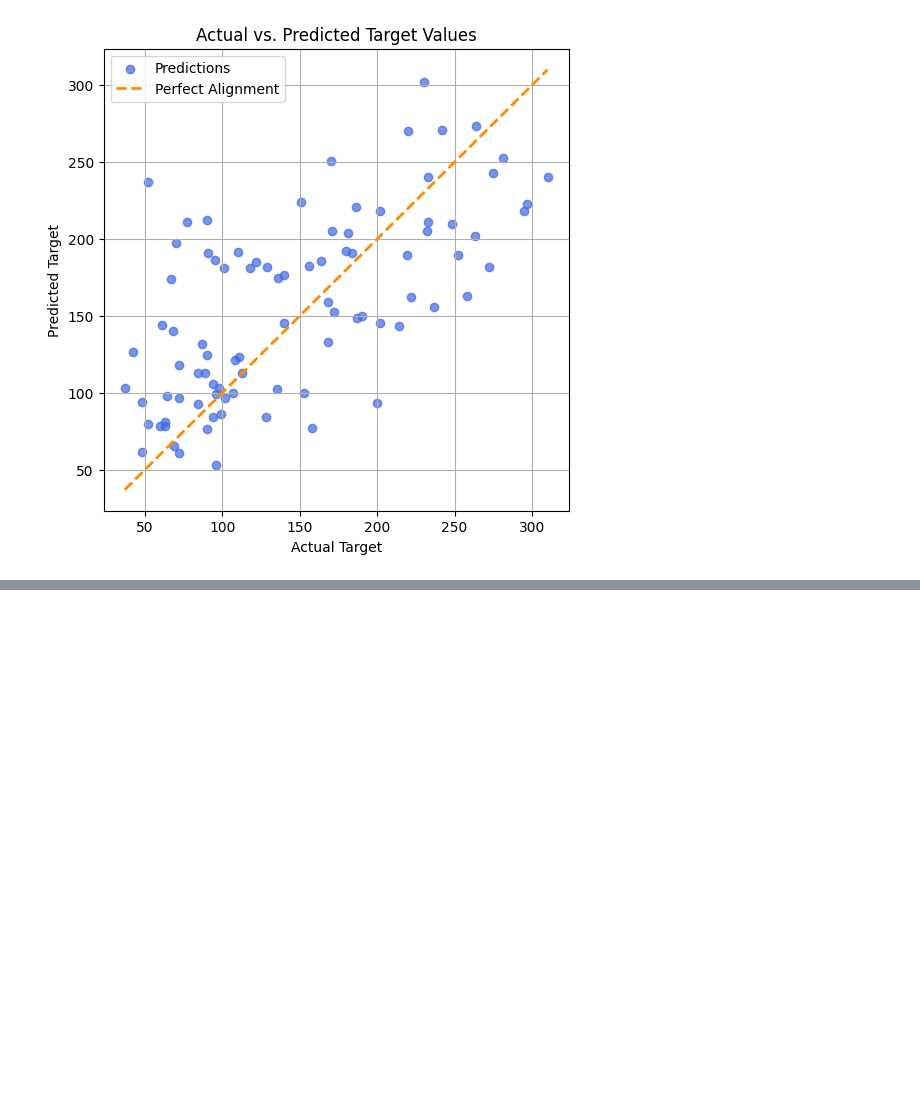
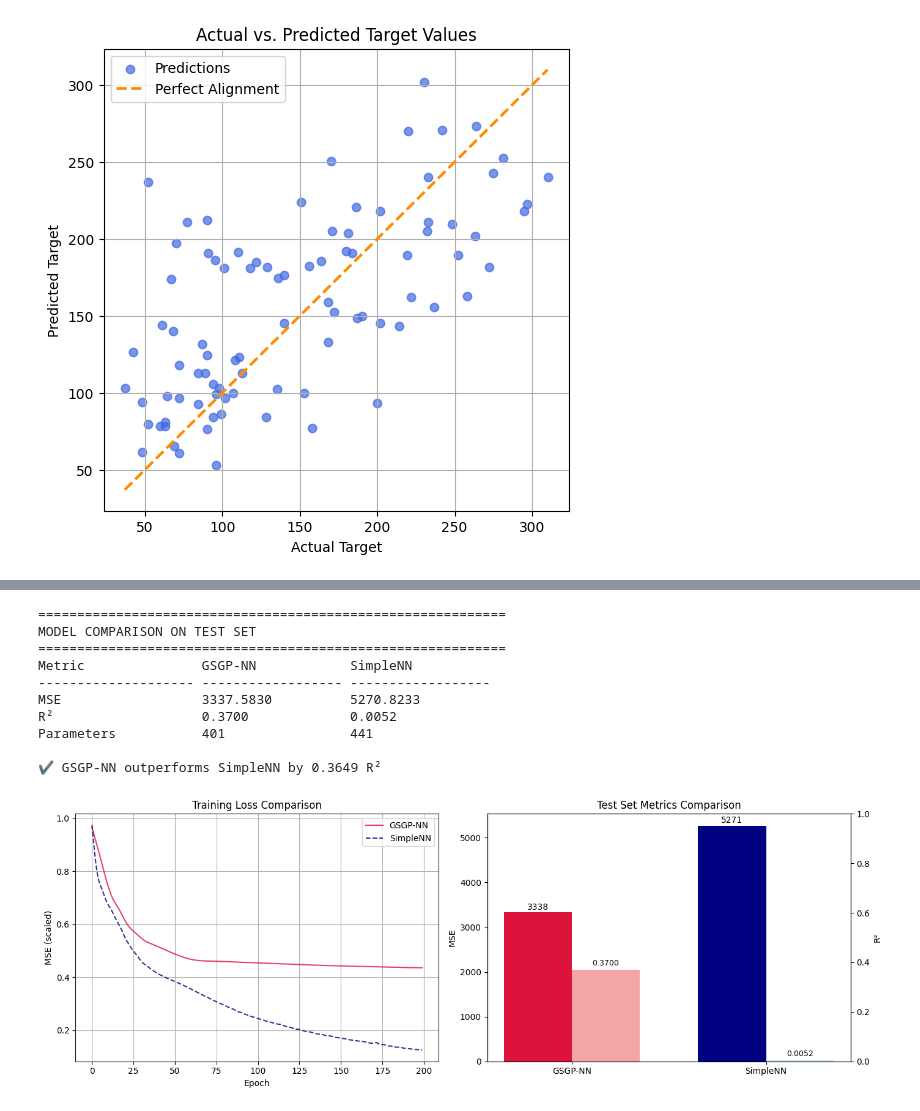
Before and after one commit to CesarLepeITT/GSGP_NN, a Jupyter notebook: notebooks/run_tests_and_regression.ipynb, the cells around one changed output, grey strips where cells are left out. Drawn from its saved outputs; the diff is of its cells as text; code cells hidden in the pictures; blank space fills up the shorter version.

```diff
--- a/notebooks/run_tests_and_regression.ipynb
+++ b/notebooks/run_tests_and_regression.ipynb
@@ -245,0 +336,78 @@ Test R2 Score: 0.3700
+# %%
+# Evaluate both models on test data
+from sklearn.metrics import mean_squared_error, r2_score
+
+baseline_model.eval()
+with torch.no_grad():
+    y_pred_baseline_scaled = baseline_model(X_test_tensor).cpu().numpy()
+
+y_pred_baseline_orig = scaler_y.inverse_transform(y_pred_baseline_scaled.reshape(-1, 1)).flatten()
+
+mse_baseline = mean_squared_error(y_test, y_pred_baseline_orig)
+r2_baseline = r2_score(y_test, y_pred_baseline_orig)
+
+print("=" * 60)
+print("MODEL COMPARISON ON TEST SET")
+print("=" * 60)
+print(f"{'Metric':<20} {'GSGP-NN':<18} {'SimpleNN':<18}")
+print(f"{'-'*20} {'-'*18} {'-'*18}")
+print(f"{'MSE':<20} {mse:<18.4f} {mse_baseline:<18.4f}")
+print(f"{'R²':<20} {r2:<18.4f} {r2_baseline:<18.4f}")
+print(f"{'Parameters':<20} {model.count_parameters():<18,} {baseline_model.count_parameters():<18,}")
+
+# Plot training loss comparison
+plt.figure(figsize=(14, 5))
+
+plt.subplot(1, 2, 1)
+plt.plot(history["loss_history"], label="GSGP-NN", color="crimson", alpha=0.8)
+plt.plot(baseline_loss_history, label="SimpleNN", color="navy", alpha=0.8, linestyle="--")
+plt.title("Training Loss Comparison")
+plt.xlabel("Epoch")
+plt.ylabel("MSE (scaled)")
+plt.legend()
+plt.grid(True)
+
+# Plot bar chart of test metrics
+plt.subplot(1, 2, 2)
+x = np.arange(2)
+width = 0.35
+bars1 = plt.bar(x - width/2, [mse, mse_baseline], width,
+                label='MSE', color=['crimson', 'navy'])
+plt.ylabel('MSE')
+plt.xticks(x, ['GSGP-NN', 'SimpleNN'])
+for bar in bars1:
+    plt.text(bar.get_x() + bar.get_width()/2, bar.get_height() + 15,
+             f'{bar.get_height():.0f}', ha='center', va='bottom', fontsize=10)
+
+ax2 = plt.gca().twinx()
+bars2 = ax2.bar(x + width/2, [r2, r2_baseline], width,
+                label='R²', color=['lightcoral', 'lightblue'], alpha=0.7)
+ax2.set_ylabel('R²')
+ax2.set_ylim(0, 1)
+for bar in bars2:
+    ax2.text(bar.get_x() + bar.get_width()/2, bar.get_height() + 0.01,
+             f'{bar.get_height():.4f}', ha='center', va='bottom', fontsize=9)
+
+plt.title("Test Set Metrics Comparison")
+fig = plt.gcf()
+plt.tight_layout()
+# Summary
+print()
+if r2 >= r2_baseline:
+    print(f"\u2714 GSGP-NN outperforms SimpleNN by {abs(r2 - r2_baseline):.4f} R²")
+else:
+    print(f"\u2716 SimpleNN outperforms GSGP-NN by {abs(r2 - r2_baseline):.4f} R²")
+
+plt.show()
+# %% [output]
+============================================================
+MODEL COMPARISON ON TEST SET
+============================================================
+Metric               GSGP-NN            SimpleNN
+-------------------- ------------------ ------------------
+MSE                  3337.5830          5270.8233
+R²                   0.3700             0.0052
+Parameters           401                441
+
+✔ GSGP-NN outperforms SimpleNN by 0.3649 R²
+[figure, added]
```
Also changed, not shown: parts of 5 cells of this notebook, 4 other files.
